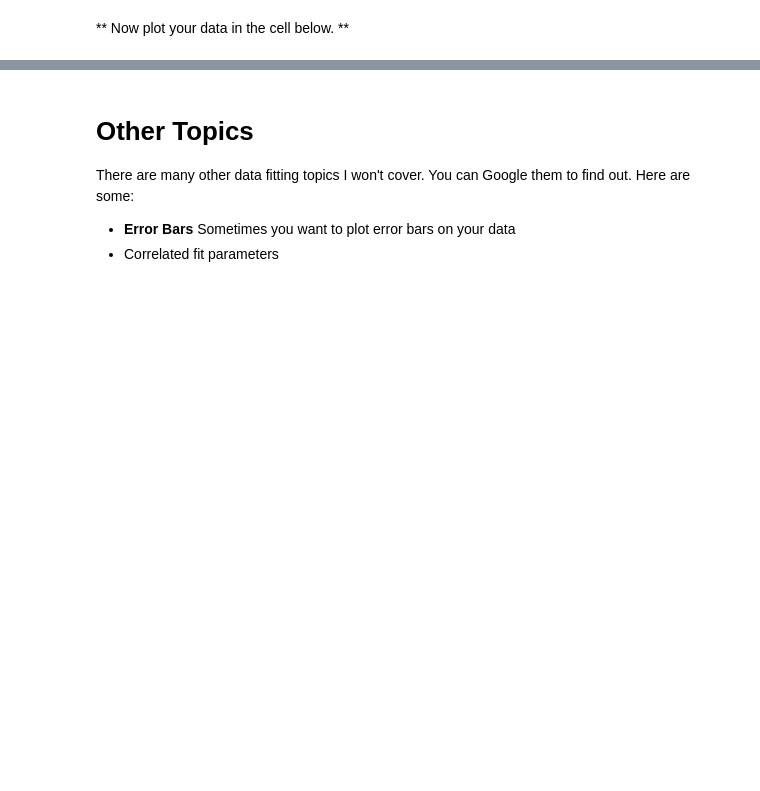
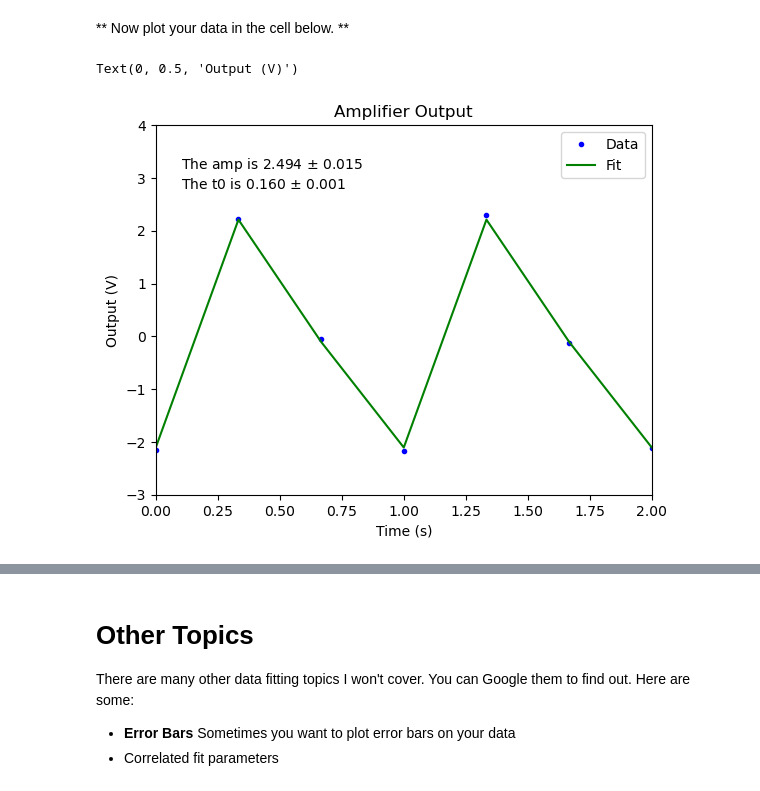
Before and after one commit to DuquesneAtomicPhysics/PythonJupyterSkills, a Jupyter notebook: Skill-06-Fitting-Data-Student.ipynb, the cells around one changed output, grey strips where cells are left out. Drawn from its saved outputs; the diff is of its cells as text; code cells hidden in the pictures; blank space fills up the shorter version.

```diff
--- a/Skill-06-Fitting-Data-Student.ipynb
+++ b/Skill-06-Fitting-Data-Student.ipynb
@@ -118,8 +169,27 @@ Make your final plot in the cell below.
 # %% [markdown]
 # Using Two X-Axes
 Some times you only have a few data points you are fitting, but you want to draw a smooth model curve with you data. In the cell below I've created an example with just a few data points and fit a model to the data. You should  plot the data and model. You will see the model is a set of straight line segments between data points that do not look very good.
+# %%
+time2 = np.linspace(0,2,7)
+volts2 = 2.5 * np.sin(2 *np.pi * time2 - 1.0) + np.random.normal(0,0.1,len(time2))
 # %% [markdown]
 ** Now plot your data in the cell below. **
+# %%
+fig = plt.figure()
+ax = fig.add_subplot(111)
+
+ax.plot(time2, volts2, '.b', label="Data")
+ax.plot(time2, vModel(time2, ampFit, t0Fit),'-g', label="Fit")
+ax.set_xlim(0,2)
+ax.set_ylim(-3,4)
+ax.legend()
+ax.text(0.1,2.8,resultStr)
+ax.set_title("Amplifier Output")
+ax.set_xlabel("Time (s)")
+ax.set_ylabel("Output (V)")
+# %% [output]
+Text(0, 0.5, 'Output (V)')
+[figure, added]
 # %% [markdown]
 That doesn't look very good, does it?
 
```
Also changed, not shown: parts of 8 cells of this notebook.
